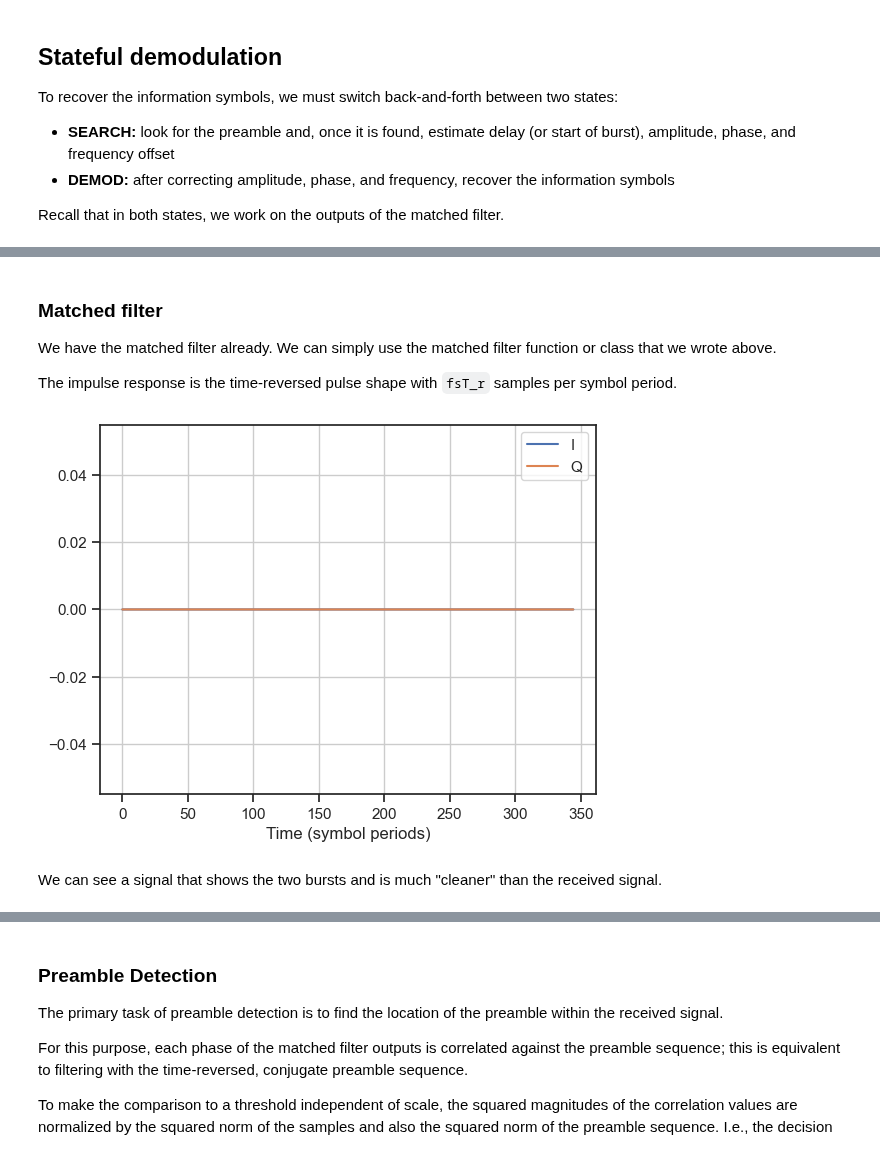
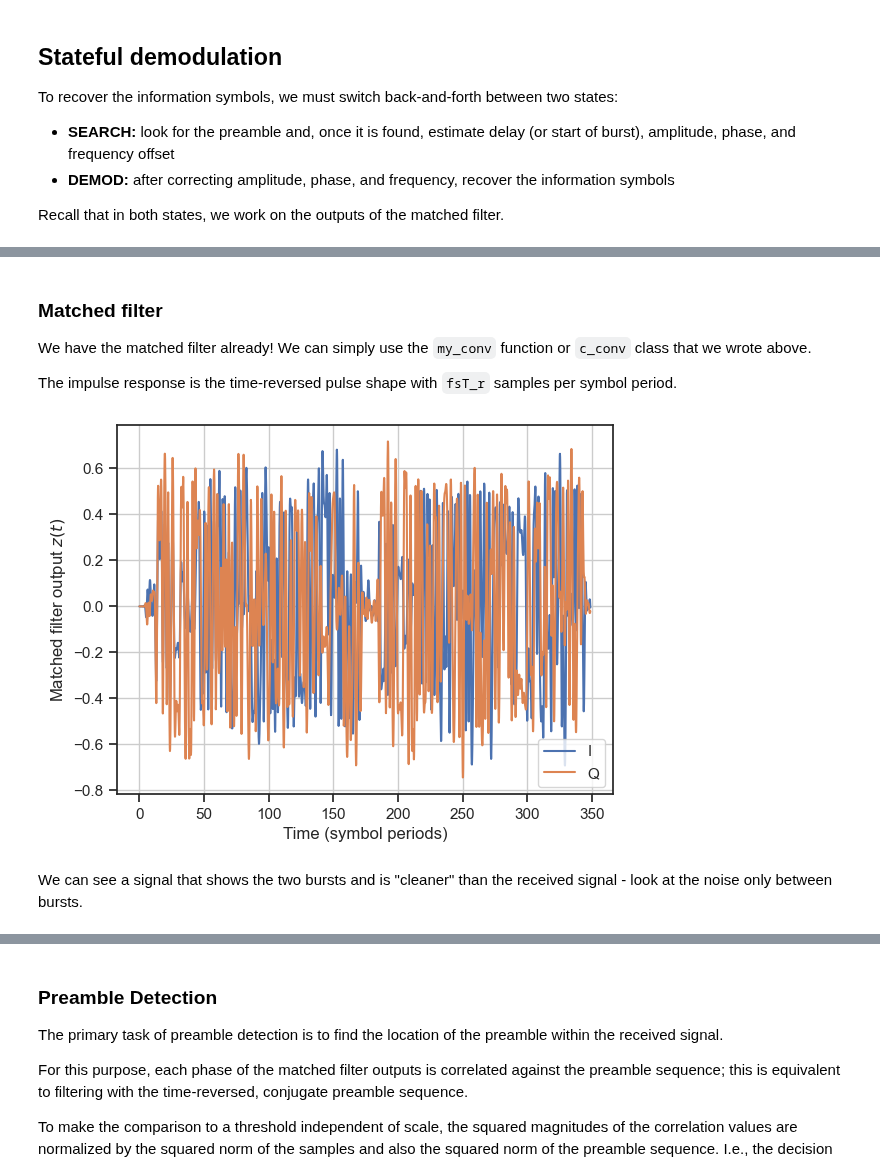
Before and after one commit to bepepa/digital_comms, a Jupyter notebook: 075_sequential_processing.ipynb, the cells around one changed output, grey strips where cells are left out. Saved outputs shown, nothing was run; the diff lists cells and outputs as text; code cells hidden in the pictures.

```diff
--- a/075_sequential_processing.ipynb
+++ b/075_sequential_processing.ipynb
@@ -253,16 +256,20 @@ Use the two *Test* cells to check your work.
 # %%
 def my_convolve(xx, hh, shift_reg):
     """sequential convolution function"""
+    ## this implementation follows the procedure described above directly
+
     # allocate storage for y[n]
     yy = np.zeros_like(xx)
 
     for n in range(len(xx)):
-        pass  # <--- delete this line
         # concatenate shift_reg and sample x[n]
+        sr = np.concatenate((shift_reg, [xx[n]]))
 
         # compute inner product and store in y[n]
+        yy[n] = np.inner(sr, np.flip(hh))
 
         # update shift register
+        shift_reg[:] = sr[1:]
 
     return yy, shift_reg
 # %%
@@ -289,31 +296,38 @@ AssertionError: got [0 0 0 0 0 0 0 0 0 0 0 0], expected [ 0  1 -1 -1 -1 -1 -1 -1
 class c_conv():
     "class for sequential convolution"
 
-    def __init__(self, hh):
+    def __init__(self, hh, dtype=complex):
         "constructor"
         # store reverse of hh
-
+        self.hhr = np.flip(hh)
         # initialize shift register
-        self.sr = np.zeros(len(hh) - 1)
+        self.sr = np.zeros(len(hh), dtype=dtype) # same length as hh
 
     def work(self, xx):
         "perform convolution"
+        ## in this implementation, we use a shift register of length equal to the length
+        ## of hh. We use `np.roll` to perform (cyclic) shifting. This avoids using the slow
+        ## np.concatenate function.
+
         # allocate storage for y[n]
         yy = np.zeros_like(xx)
 
         for n in range(len(xx)):
-            pass  # <---- delete this line
-            # concatenate self.sr and newest sample
+            # shift self.sr and insert newest sample
+            self.sr = np.roll(self.sr, -1)  # shift one position to the left
+            self.sr[-1] = xx[n]             # insert newest sample at end
 
             # compute inner product
+            yy[n] = np.inner(self.sr, self.hhr)
 
             # update state self.sr
+            # not needed, done above
 
         return yy
 # %%
 # Test: running this should just print 'OK'
 # instantiate object
-obj_conv = c_conv(hh)
+obj_conv = c_conv(hh, xx.dtype)
 
 yy = np.zeros_like(xx)   # space to store output
 
@@ -349,7 +372,7 @@ All of these must work sequentially, i.e., accept a sequence of blocks of sample
 # %% [markdown]
 ### Matched filter
 
-We have the matched filter already. We can simply use the matched filter function or class that we wrote above.
+We have the matched filter already! We can simply use the `my_conv` function or `c_conv` class that we wrote above.
 
 The impulse response is the time-reversed pulse shape with `fsT_r` samples per symbol period.
 # %%
@@ -359,28 +382,28 @@ hh = np.flip( srrc_pulse(0.5, fsT_r) )    # time-reversed pulse shape
 # instantiate the matched filter
 mf = c_conv(hh)
 
-# filter in blocks of 80 (or less) samples
-B = 80
-yy = np.zeros_like(rr)
+# filter in blocks of `fsT_r` samples
+B = fsT_r
+N_blocks = len(rr) // B
+yy = np.zeros_like(rr, shape=B*N_blocks)
 
-start = 0
-end = min(start + B, len(rr))
-
-while end < len(rr):
+for n in range(N_blocks):
+    start = n*B
+    end = (n+1)*B
     yy[start:end] = mf.work(rr[start:end])
-    start = end
-    end = min(start + B, len(rr))
 # %%
 ## plot result
 tt = np.arange(len(yy))/fsT_r
 plt.plot(tt, yy.real, label='I')
 plt.plot(tt, yy.imag, label='Q')
+
 plt.grid()
 plt.xlabel('Time (symbol periods)')
+plt.ylabel('Matched filter output $z(t)$')
 plt.legend()
 
 plt.show()
 # %% [output]
-[figure, old version]
+[figure, new version]
 # %% [markdown]
-We can see a signal that shows the two bursts and is much "cleaner" than the received signal.
+We can see a signal that shows the two bursts and is "cleaner" than the received signal - look at the noise only between bursts.
```
Also changed, not shown: parts of 36 cells of this notebook, 5 other files.
